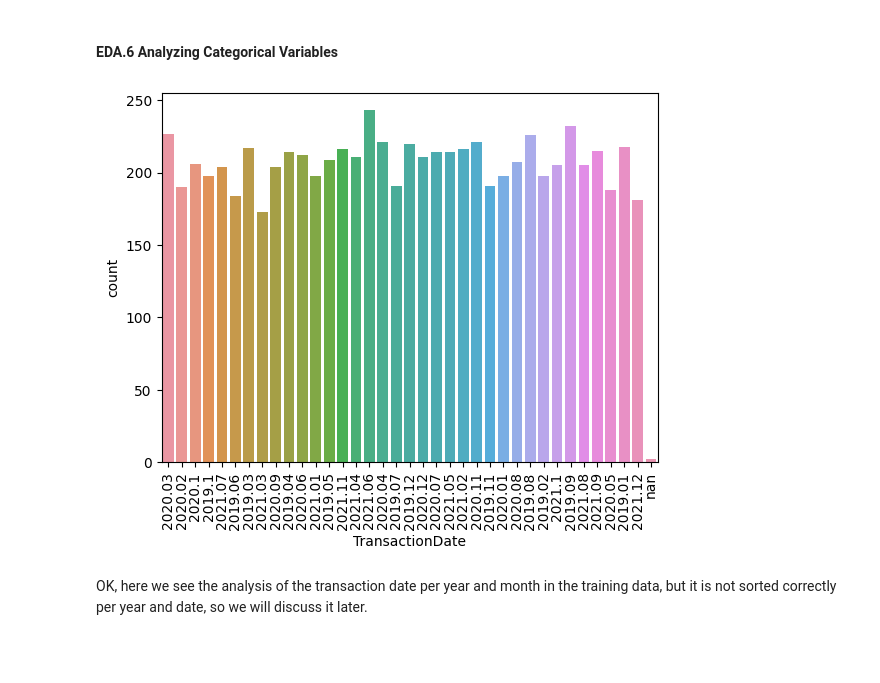
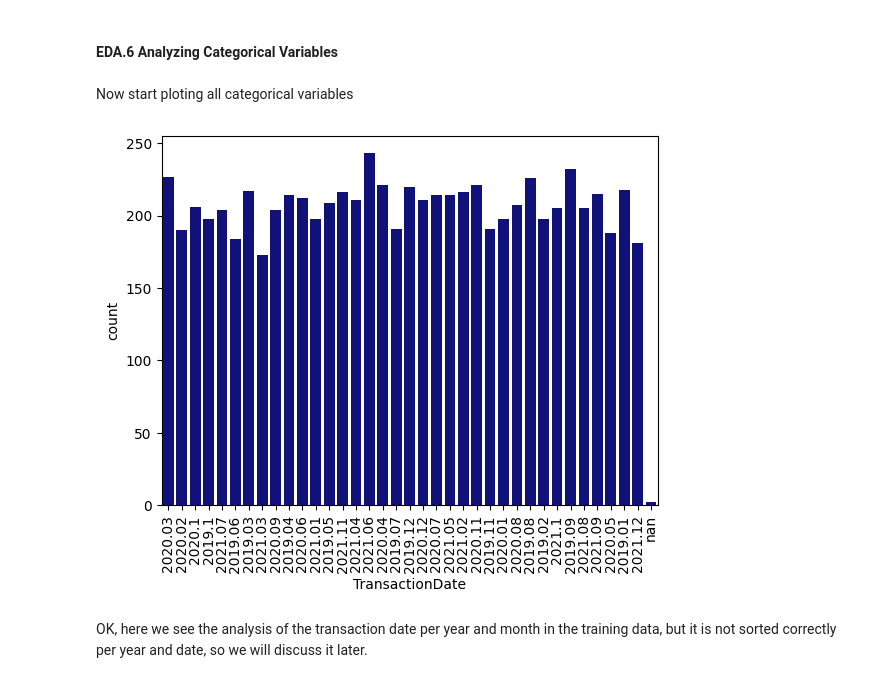
Before and after one commit to ulatinaedupa/ArtificialIntelligence, a Jupyter notebook: ProyectosEnClase/2 - Regresion/Predicting House Pricing.ipynb, the cells around one changed output. Cells and saved outputs as stored; diff of their text form; code cells hidden in the pictures; blank space fills up the shorter version.

```diff
--- a/ProyectosEnClase/2 - Regresion/Predicting House Pricing.ipynb
+++ b/ProyectosEnClase/2 - Regresion/Predicting House Pricing.ipynb
@@ -316,10 +336,12 @@ train.hist(figsize=(12, 6), bins=50);
 # %% [markdown]
 #### EDA.6 Analyzing Categorical Variables
+# %% [markdown]
+Now start ploting all categorical variables
 # %%
-sns.countplot(x='TransactionDate', data=train)
+sns.countplot(x='TransactionDate', data=train, color='darkblue')
 plt.xticks(rotation=90);
 # %% [output]
-[figure, old version]
+[figure, new version]
 # %% [markdown]
 OK, here we see the analysis of the transaction date per year and month in the training data, but it is not sorted correctly per year and date, so we will discuss it later.
 # %%
```
Also changed, not shown: parts of 55 cells of this notebook, 16 other files.
